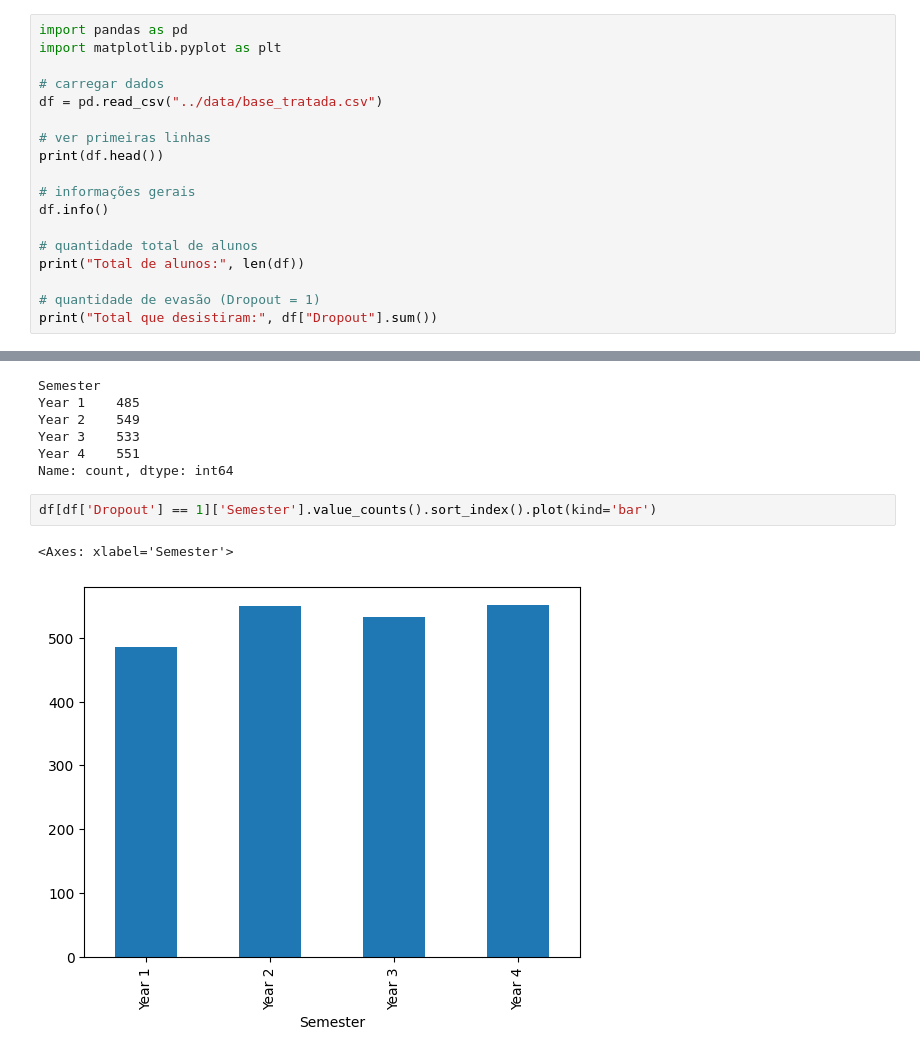
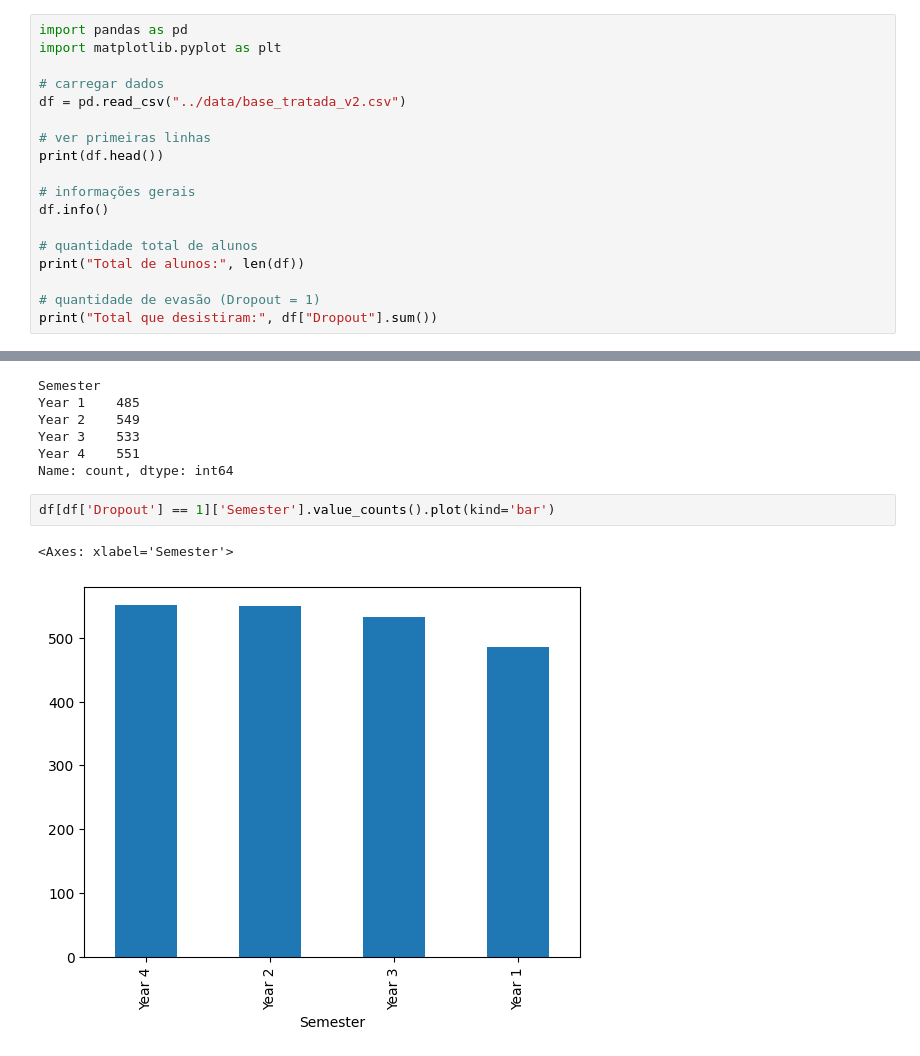
Before and after one commit to Senac-EAD-PTI-Grupo/senac-pi-grupo03-2026, a Jupyter notebook: projeto/app/exploratory_analysis.ipynb, the cells around one changed output, grey strips where cells are left out. Drawn from its saved outputs; the diff is of its cells as text.

```diff
--- a/projeto/app/exploratory_analysis.ipynb
+++ b/projeto/app/exploratory_analysis.ipynb
@@ -10,7 +32,7 @@ import pandas as pd
 import matplotlib.pyplot as plt
 
 # carregar dados
-df = pd.read_csv("../data/base_tratada.csv")
+df = pd.read_csv("../data/base_tratada_v2.csv")
 
 # ver primeiras linhas
 print(df.head())
@@ -565,7 +574,7 @@ Year 3    533
 Year 4    551
 Name: count, dtype: int64
 # %%
-df[df['Dropout'] == 1]['Semester'].value_counts().sort_index().plot(kind='bar')
+df[df['Dropout'] == 1]['Semester'].value_counts().plot(kind='bar')
 # %% [output]
 <Axes: xlabel='Semester'>
-[figure, old version]
+[figure, new version]
```
Also changed, not shown: parts of 32 cells of this notebook, 2 other files.
